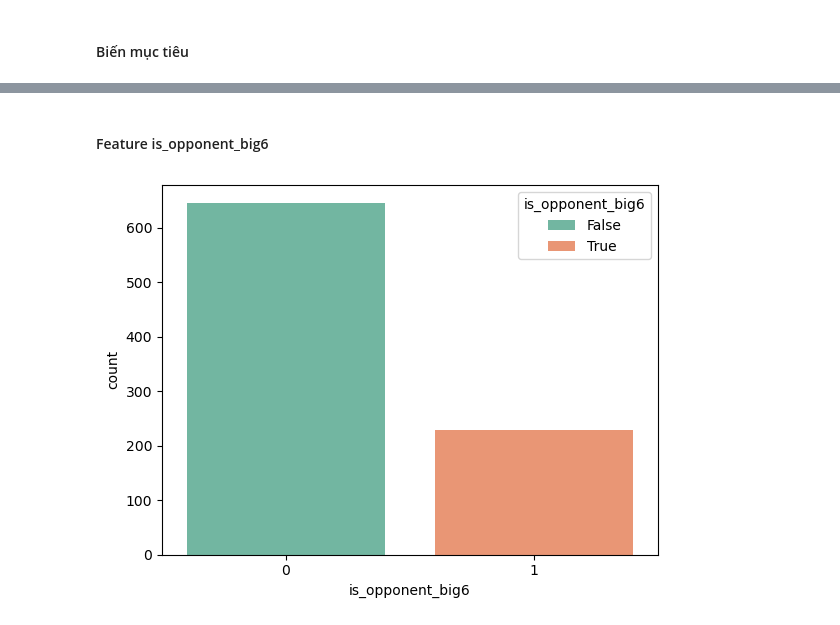
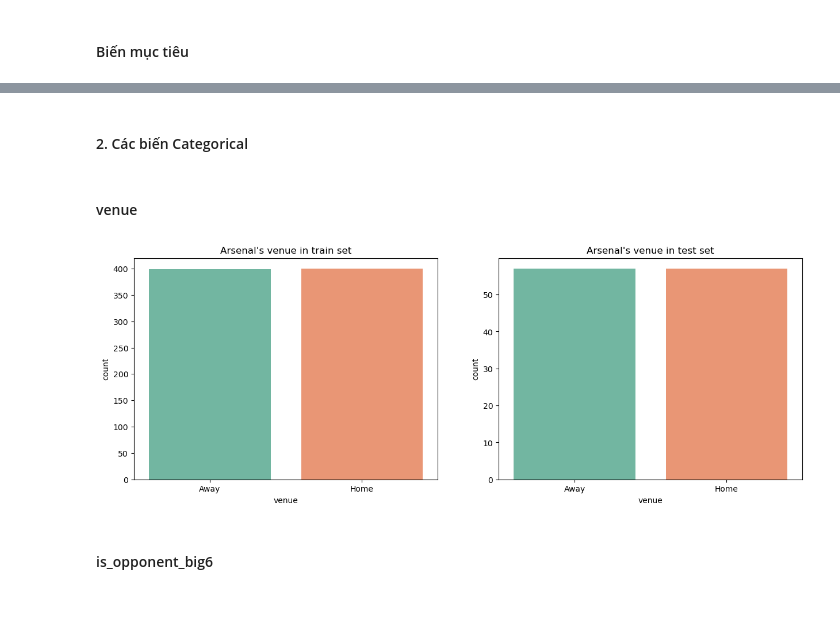
Before and after one commit to taiphanvan2k3/FootballPredict, a Jupyter notebook: src/data_anaylysis/arsenal_univariable.ipynb, the cells around one changed output, grey strips where cells are left out. Drawn from its saved outputs; the diff is of its cells as text; code cells hidden in the pictures.

```diff
--- a/src/data_anaylysis/arsenal_univariable.ipynb
+++ b/src/data_anaylysis/arsenal_univariable.ipynb
@@ -13,7 +116,16 @@ sns.countplot(x="result", data=arsenal_df, palette="Set1", hue="result");
+# %% [markdown]
+#### 2. Các biến Categorical
+# %% [markdown]
+#### venue
+# %%
+# Vẽ phân bố venue trên cả tập train và tập test
+fig, axes = plt.subplots(nrows=1, ncols=2, figsize=(15, 5))
+sns.countplot(x="venue", data=arsenal_df, palette="Set2", hue="venue", ax=axes[0])
+axes[0].set_title("Arsenal's venue in train set")
+
+sns.countplot(x="venue", data=test_df, palette="Set2", hue="venue", ax=axes[1])
+axes[1].set_title("Arsenal's venue in test set");
+# %% [output]
+[figure, added]
 # %% [markdown]
-#### Feature is_opponent_big6
+#### is_opponent_big6
-# %%
-sns.countplot(data=arsenal_df, x="is_opponent_big6", palette="Set2", hue="is_opponent_big6");
-plt.legend(title="is_opponent_big6", loc="upper right", labels=["False", "True"]);
-# %% [output]
-[figure, removed]
```
Also changed, not shown: parts of 10 cells of this notebook, 1 other file.
